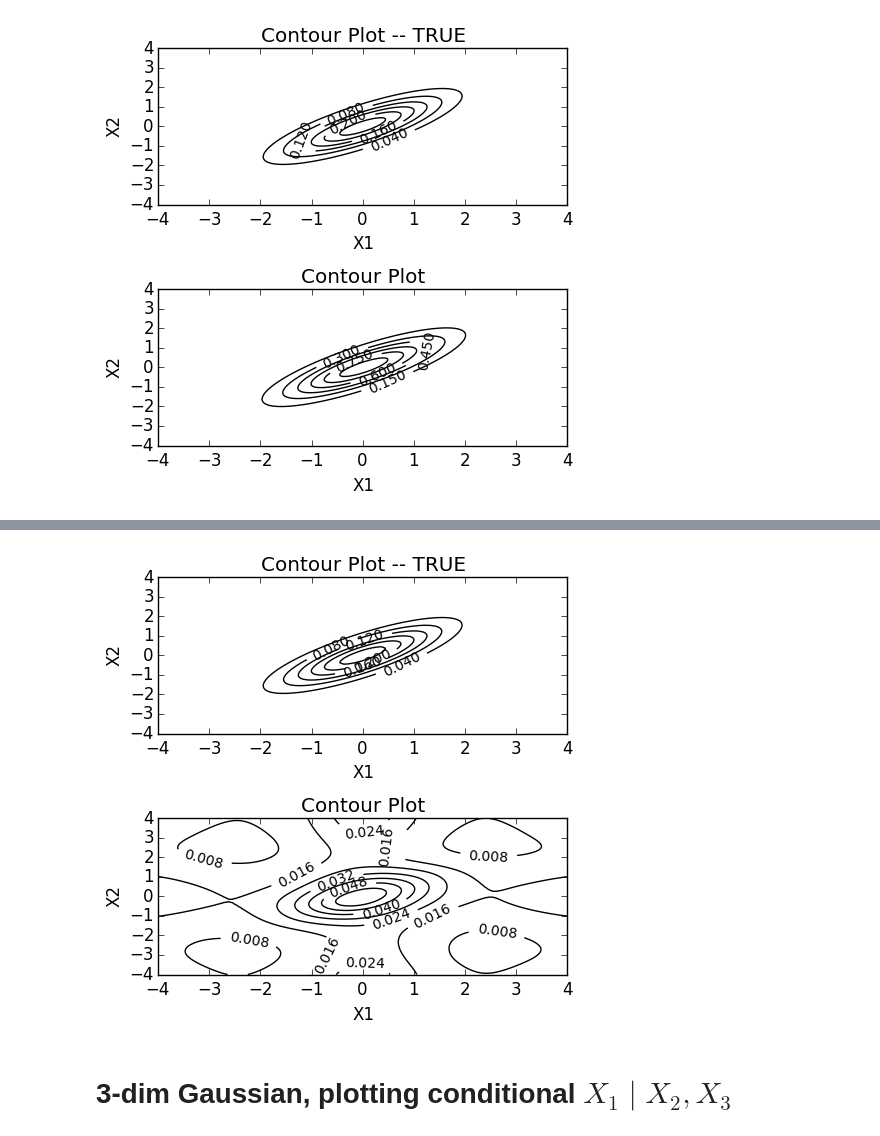
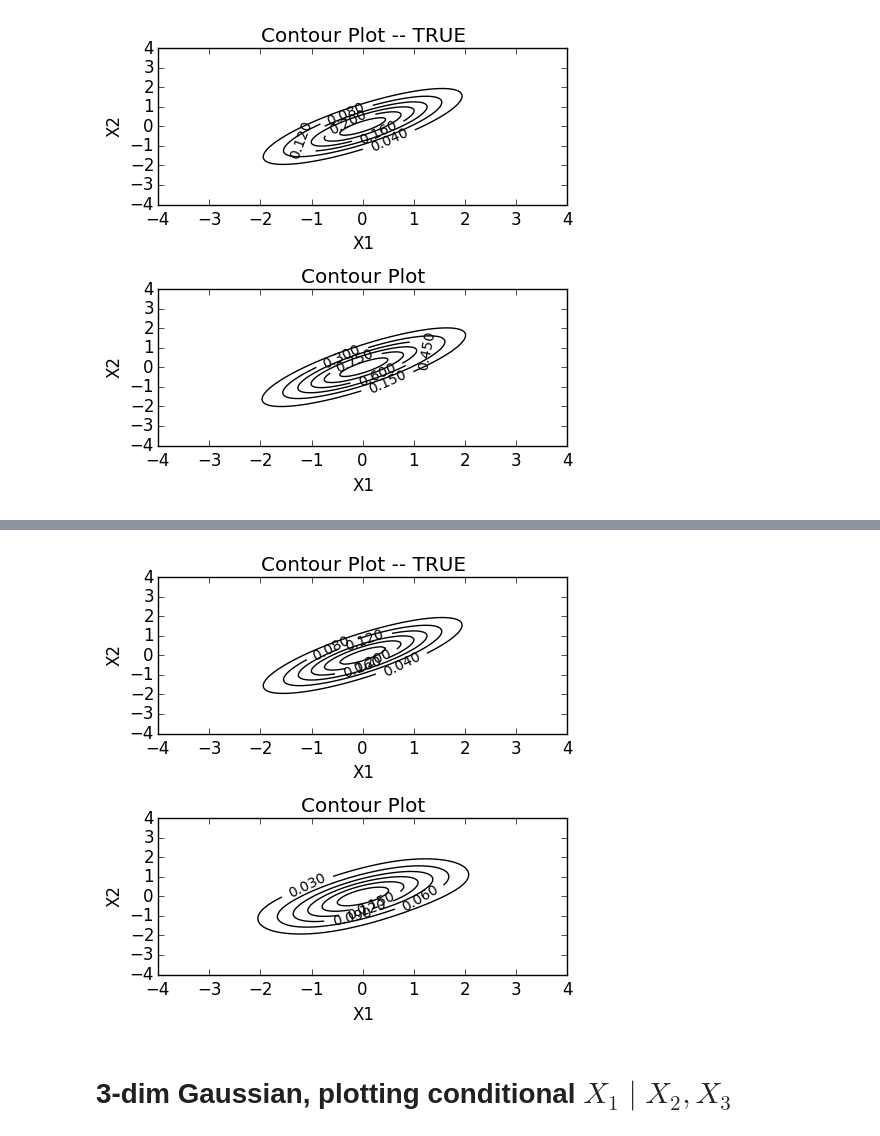
Before and after one commit to mlakolar/NPGM.JL, a Jupyter notebook: Estimating with score matching without penalty.ipynb, the cells around one changed output, grey strips where cells are left out. Cells and saved outputs as stored; diff of their text form; code cells hidden in the pictures.

```diff
--- a/Estimating with score matching without penalty.ipynb
+++ b/Estimating with score matching without penalty.ipynb
@@ -224,3 +224,27 @@ title("Contour Plot")
 tight_layout()
 # %% [output]
 [figure]
+# %%
+(phi_node, phi_node_der, phi_node_der2, K) = createNodeFunction(4, -4., 4., 5)
+(phi_edge, phi_edge_der, phi_edge_der2, L) = createEdgeFunction(4, (-4., -4.), (4., 4.), (5,5))
+
+n = 10000
+p = 2
+covM = [1 0.8; 0.8 1]
+X = randn(n, p) * sqrtm(covM)
+
+DD = getDD(X, K, L, phi_node_der, phi_edge_der)
+E = getE(X, K, L, phi_node_der2, phi_edge_der2);
+indC = 10
+D, U, _ = eigs(DD/n; nev=indC)
+# @show indC = findfirst((x) -> x < 5e-5, D)
+# plot(D)
+@show D
+# D[indC:end] = 0
+for j=1:indC
+    D[j] = 1. / D[j]
+end
+hat_beta = - U * diagm(D) * U' * (E/n)
+
+hat_beta1 = - (DD/n + 1e-2 * eye(2*K+L)) \ (E/n);
+@show hat_beta'
@@ -227,17 +256,4 @@ tight_layout()
 # %%
-(phi_node, phi_node_der, phi_node_der2, K) = createNodeFunction(4, -4., 4., 10)
-(phi_edge, phi_edge_der, phi_edge_der2, L) = createEdgeFunction(4, (-4., -4.), (4., 4.), (10,10))
-
-n = 10000
-p = 2
-covM = [1 0.8; 0.8 1]
-X = randn(n, p) * sqrtm(covM)
-
-DD = getDD(X, K, L, phi_node_der, phi_edge_der)
-E = getE(X, K, L, phi_node_der2, phi_edge_der2);
-
-hat_beta = - (DD/n + 1e-1 * eye(2*K+L)) \ (E/n)
-
 function estimF1(eval_x)
     tmp = 0.
     indBeta = 0
@@ -271,34 +287,34 @@ for i in 1:numEvalP
 end
 
 mu = zeros(2)
 d = MvNormal(mu, covM)
 zt = zeros(numEvalP, numEvalP)
 for i in 1:numEvalP
     for j in 1:numEvalP
         pt = [X1[i], X2[j]]
         zt[i,j] = pdf(d, pt)
     end
 end
 
 
 fig = figure("pyplot_surfaceplot",figsize=(5,5))
 ax = fig[:add_subplot](2,1,1, )
 cp = ax[:contour](xgrid, ygrid, zt, colors="black", linewidth=2.0)
 ax[:clabel](cp, inline=1, fontsize=10)
 xlabel("X1")
 ylabel("X2")
 title("Contour Plot -- TRUE")
 
 subplot(212)
 ax = fig[:add_subplot](2,1,2)
 cp = ax[:contour](xgrid, ygrid, z, colors="black", linewidth=2.0)
 ax[:clabel](cp, inline=1, fontsize=10)
 xlabel("X1")
 ylabel("X2")
 title("Contour Plot")
 tight_layout()
 # %% [output]
-[figure, old version]
+[figure, new version]
 # %% [markdown]
 # 3-dim Gaussian, plotting conditional $X_1\mid X_2,X_3$
 # %%
```
Also changed, not shown: parts of 9 cells of this notebook, 2 other files.
